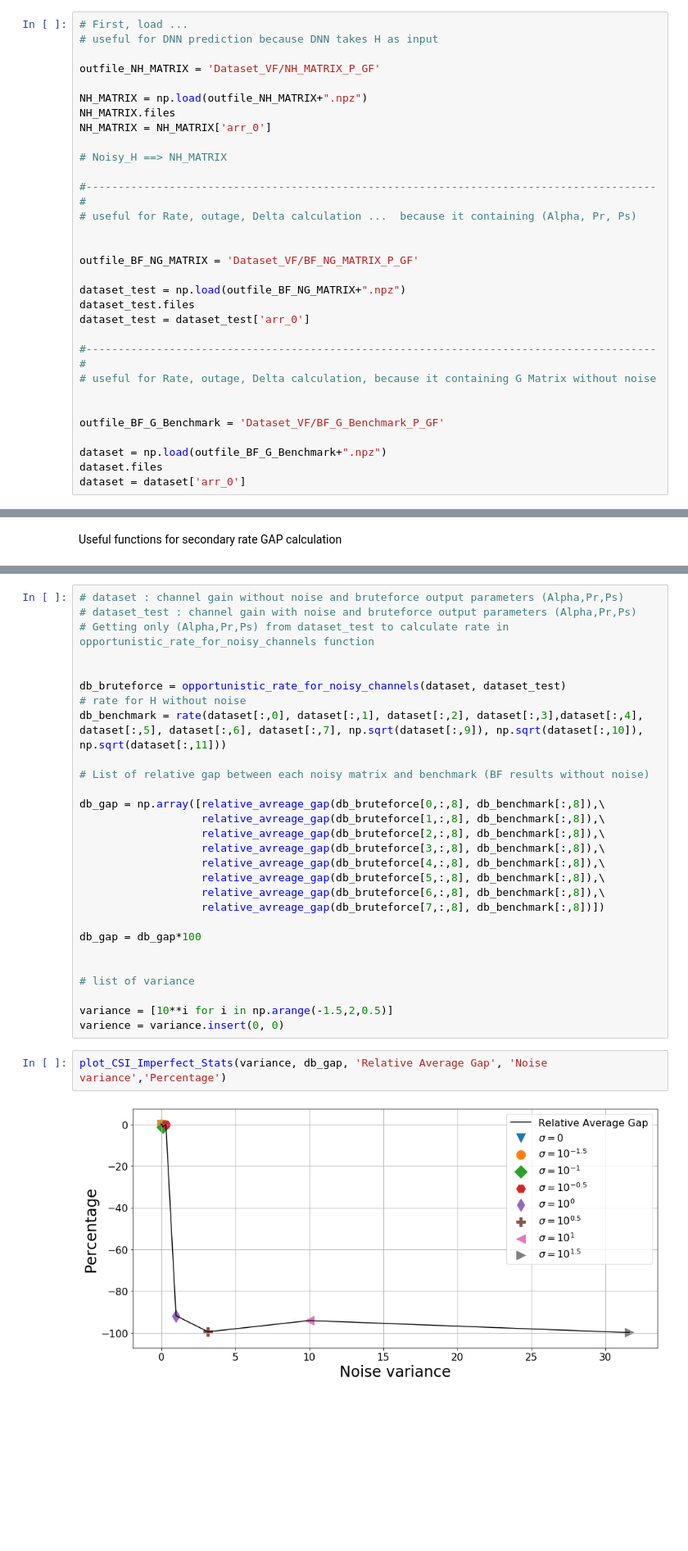
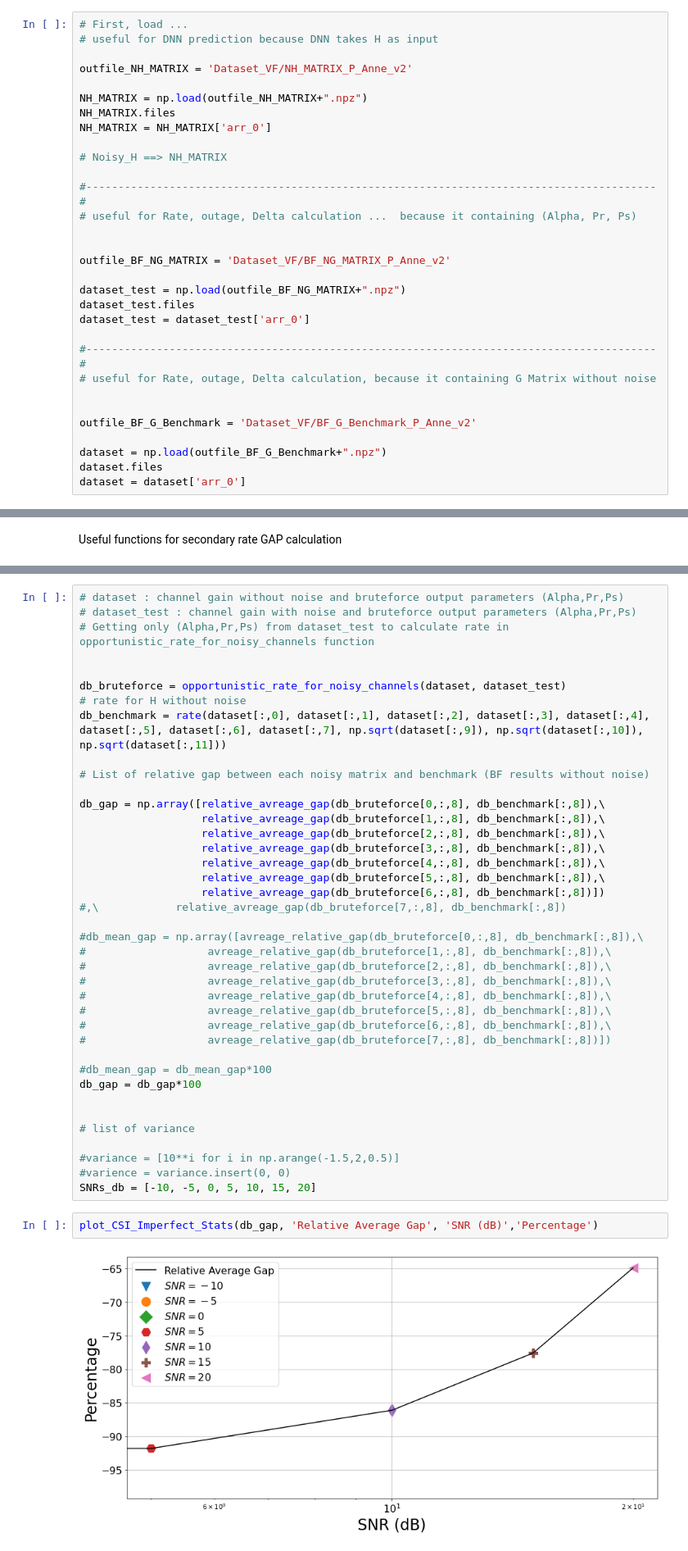
Before and after one commit to yacine074/Robustness_SPAWC22, a Jupyter notebook: Imperfect CSI_VF-2.ipynb, the cells around one changed output, grey strips where cells are left out. Shown at 82% size. Cells and saved outputs as stored; diff of their text form; blank space fills up the shorter version.

```diff
--- a/Imperfect CSI_VF-2.ipynb
+++ b/Imperfect CSI_VF-2.ipynb
@@ -417,7 +348,7 @@ np.savez(outfile_BF_G_Benchmark, BF_G_Benchmark)
 # First, load ...
 # useful for DNN prediction because DNN takes H as input
 
-outfile_NH_MATRIX = 'Dataset_VF/NH_MATRIX_P_GF'
+outfile_NH_MATRIX = 'Dataset_VF/NH_MATRIX_P_Anne_v2'
 
 NH_MATRIX = np.load(outfile_NH_MATRIX+".npz")
 NH_MATRIX.files
@@ -429,7 +360,7 @@ NH_MATRIX = NH_MATRIX['arr_0']
 # useful for Rate, outage, Delta calculation ...  because it containing (Alpha, Pr, Ps)
 
 
-outfile_BF_NG_MATRIX = 'Dataset_VF/BF_NG_MATRIX_P_GF'
+outfile_BF_NG_MATRIX = 'Dataset_VF/BF_NG_MATRIX_P_Anne_v2'
 
 dataset_test = np.load(outfile_BF_NG_MATRIX+".npz")
 dataset_test.files
@@ -439,7 +370,7 @@ dataset_test = dataset_test['arr_0']
 # useful for Rate, outage, Delta calculation, because it containing G Matrix without noise
 
 
-outfile_BF_G_Benchmark = 'Dataset_VF/BF_G_Benchmark_P_GF'
+outfile_BF_G_Benchmark = 'Dataset_VF/BF_G_Benchmark_P_Anne_v2'
 
 dataset = np.load(outfile_BF_G_Benchmark+".npz")
 dataset.files
@@ -523,7 +471,7 @@ def opportunistic_rate_for_noisy_channels(datas, labels):
 
 db_bruteforce = opportunistic_rate_for_noisy_channels(dataset, dataset_test)
 # rate for H without noise
-db_benchmark = rate(dataset[:,0], dataset[:,1], dataset[:,2], dataset[:,3],dataset[:,4], dataset[:,5], dataset[:,6], dataset[:,7], np.sqrt(dataset[:,9]), np.sqrt(dataset[:,10]), np.sqrt(dataset[:,11]))
+db_benchmark = rate(dataset[:,0], dataset[:,1], dataset[:,2], dataset[:,3], dataset[:,4], dataset[:,5], dataset[:,6], dataset[:,7], np.sqrt(dataset[:,9]), np.sqrt(dataset[:,10]), np.sqrt(dataset[:,11]))
 
 # List of relative gap between each noisy matrix and benchmark (BF results without noise)
 
@@ -533,18 +481,29 @@ db_gap = np.array([relative_avreage_gap(db_bruteforce[0,:,8], db_benchmark[:,8])
                    relative_avreage_gap(db_bruteforce[3,:,8], db_benchmark[:,8]),\
                    relative_avreage_gap(db_bruteforce[4,:,8], db_benchmark[:,8]),\
                    relative_avreage_gap(db_bruteforce[5,:,8], db_benchmark[:,8]),\
-                   relative_avreage_gap(db_bruteforce[6,:,8], db_benchmark[:,8]),\
-                   relative_avreage_gap(db_bruteforce[7,:,8], db_benchmark[:,8])])
+                   relative_avreage_gap(db_bruteforce[6,:,8], db_benchmark[:,8])])
+#,\            relative_avreage_gap(db_bruteforce[7,:,8], db_benchmark[:,8])
 
+#db_mean_gap = np.array([avreage_relative_gap(db_bruteforce[0,:,8], db_benchmark[:,8]),\
+#                   avreage_relative_gap(db_bruteforce[1,:,8], db_benchmark[:,8]),\
+#                   avreage_relative_gap(db_bruteforce[2,:,8], db_benchmark[:,8]),\
+#                   avreage_relative_gap(db_bruteforce[3,:,8], db_benchmark[:,8]),\
+#                   avreage_relative_gap(db_bruteforce[4,:,8], db_benchmark[:,8]),\
+#                   avreage_relative_gap(db_bruteforce[5,:,8], db_benchmark[:,8]),\
+#                   avreage_relative_gap(db_bruteforce[6,:,8], db_benchmark[:,8]),\
+#                   avreage_relative_gap(db_bruteforce[7,:,8], db_benchmark[:,8])])
+
+#db_mean_gap = db_mean_gap*100
 db_gap = db_gap*100
 
 
 # list of variance
 
-variance = [10**i for i in np.arange(-1.5,2,0.5)]
-varience = variance.insert(0, 0)
+#variance = [10**i for i in np.arange(-1.5,2,0.5)]
+#varience = variance.insert(0, 0)
+SNRs_db = [-10, -5, 0, 5, 10, 15, 20]
 # %%
-plot_CSI_Imperfect_Stats(variance, db_gap, 'Relative Average Gap', 'Noise variance','Percentage')
+plot_CSI_Imperfect_Stats(db_gap, 'Relative Average Gap', 'SNR (dB)','Percentage')
 # %% [output]
-[figure, old version]
+[figure, new version]
 # %% [markdown]
```
Also changed, not shown: parts of 43 cells of this notebook.
